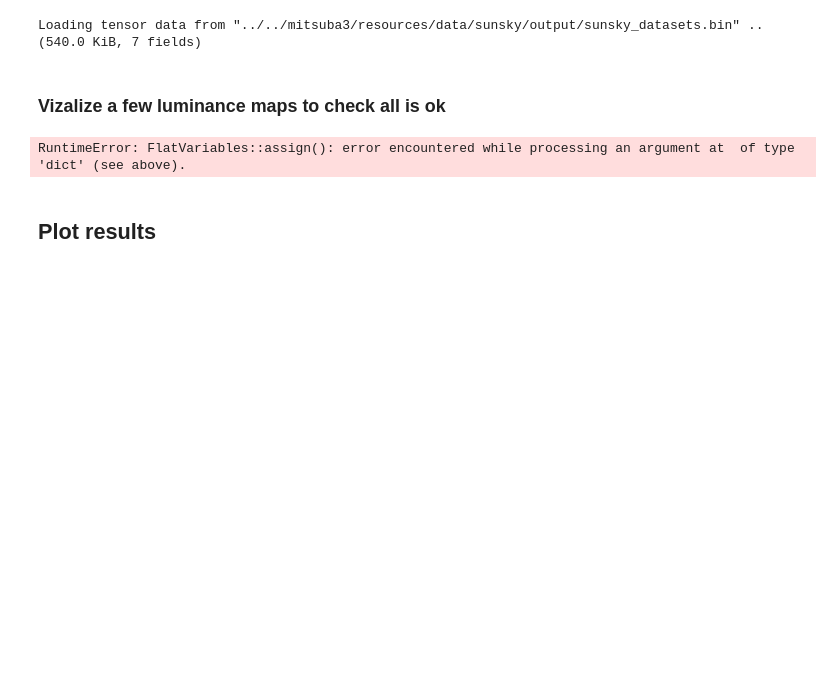
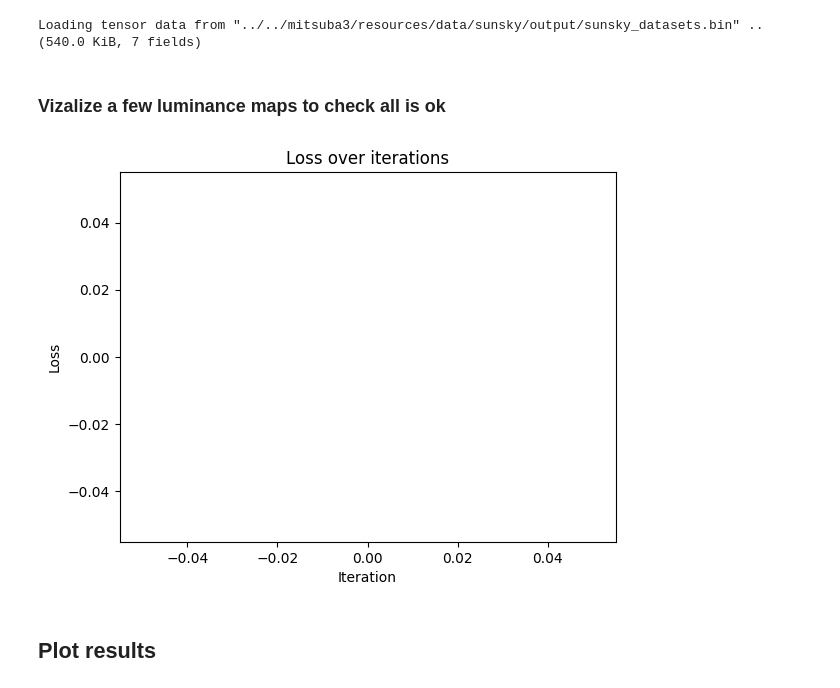
Before and after one commit to matttsss/mitsuba3, a Jupyter notebook: sampling_tests/warps.ipynb, the cells around one changed output. Drawn from its saved outputs; the diff is of its cells as text; code cells hidden in the pictures; blank space fills up the shorter version.

```diff
--- a/sampling_tests/warps.ipynb
+++ b/sampling_tests/warps.ipynb
@@ -327,17 +327,25 @@ def compute_loss(tex_weights, tex_pos, sky_rad, sky_params, norm_factor, sun_dir
 # %%
 ## Generate initial weights
 
-if True:
-    turb_res = 10
-    sun_eta_res = 30
+if False:
     opt_key = "weights"
 
-    weights = init_optimised_weights(turb_res, sun_eta_res)
-    tex_weights = mi.Texture2f(weights,
-                            wrap_mode=dr.WrapMode.Clamp,
-                            migrate=False)
+    if True:
+        with open('data/optimized_weights_bis.pkl', 'rb') as f:
+            weights = pkl.load(f)
+            tex_weights = mi.Texture2f(weights,
+                                    wrap_mode=dr.WrapMode.Clamp,
+                                    migrate=False)
+    else:
+        turb_res = 10
+        sun_eta_res = 30
 
-    opt = mi.ad.Adam(lr=0.001)
+        weights = init_optimised_weights(turb_res, sun_eta_res)
+        tex_weights = mi.Texture2f(weights,
+                                wrap_mode=dr.WrapMode.Clamp,
+                                migrate=False)
+
+    opt = mi.ad.Adam(lr=0.005)
     opt[opt_key] = weights
 
     def update_and_clamp_weights(optimizer, tex_weights):
@@ -351,36 +359,36 @@ if True:
 
     ## Optimize
     losses = []
-    iterations = trange(15000, desc="Optimizing")
+    iterations = trange(1000, desc="Optimizing")
     for it in iterations:
 
         update_and_clamp_weights(opt, tex_weights)
 
         loss = compute_loss(tex_weights, tex_pos, sky_rad, sky_params, norm_factor, sun_dir, env_map_wi, dr.width(env_map_wi))
 
         opt.step()
 
         if it % 5 == 0:
             iterations.set_postfix_str(f"Loss: {dr.mean(loss)}")
 
         #losses.append(loss)
 
     update_and_clamp_weights(opt, tex_weights)
     optimal_weights = opt[opt_key]
 
-    with open('data/optimized_weights_bis.pkl', 'wb') as f:
+    with open('data/optimized_weights_tres.pkl', 'wb') as f:
         pkl.dump(optimal_weights, f)
 
     plt.close()
     cutoff = 0
     losses_to_plot = losses[cutoff:]
     plt.plot(np.arange(len(losses_to_plot)) + cutoff, losses_to_plot)
     plt.title('Loss over iterations')
     plt.xlabel('Iteration')
     plt.ylabel('Loss')
     plt.show()
 # %% [output]
-RuntimeError: FlatVariables::assign(): error encountered while processing an argument at  of type 'dict' (see above).
+[figure, added]
 # %% [markdown]
 ## Plot results
 # %%
```
Also changed, not shown: parts of 7 cells of this notebook, 1 other file.
